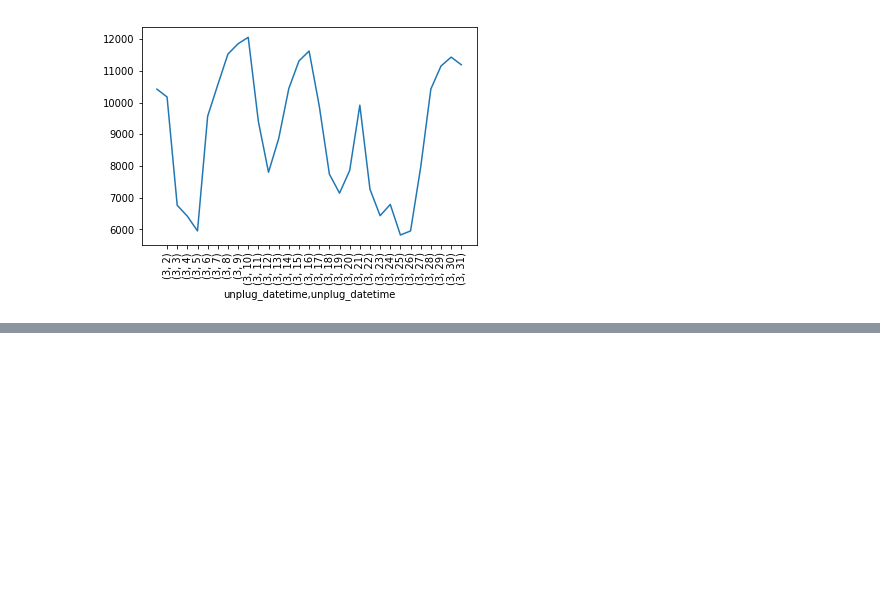
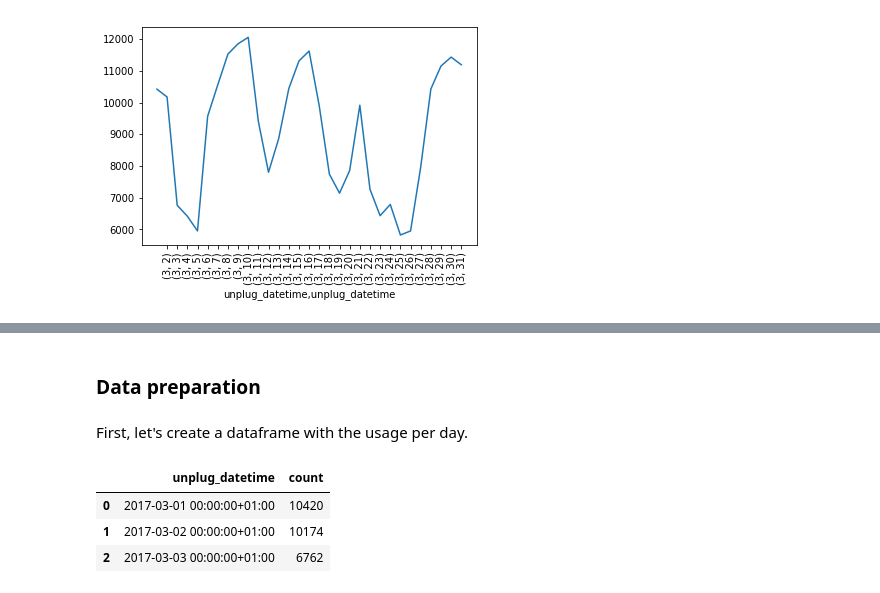
Before and after one commit to rameerez/bicimad-data-analysis, a Jupyter notebook: service-usage-machine-learning.ipynb, the cells around one changed output, grey strips where cells are left out. Drawn from its saved outputs; the diff is of its cells as text; code cells hidden in the pictures; blank space fills up the shorter version.

```diff
--- a/bicimad-machine-learning.ipynb
+++ b/service-usage-machine-learning.ipynb
@@ -104,0 +138,12 @@ march_df.groupby([march_times.month, march_times.day])._id.count().plot(legend=F
+# %% [markdown]
+### Data preparation
+# %% [markdown]
+First, let's create a dataframe with the usage per day.
+# %%
+df_usage_by_day = march_df.set_index('unplug_datetime').groupby(pd.Grouper(freq='D'))._id.count().to_frame(name="count").reset_index()
+df_usage_by_day[:3]
+# %% [output]
+|  | unplug_datetime | count |
+| 0 | 2017-03-01 00:00:00+01:00 | 10420 |
+| 1 | 2017-03-02 00:00:00+01:00 | 10174 |
+| 2 | 2017-03-03 00:00:00+01:00 | 6762 |
```
Also changed, not shown: parts of 41 cells of this notebook, 8 other files.
